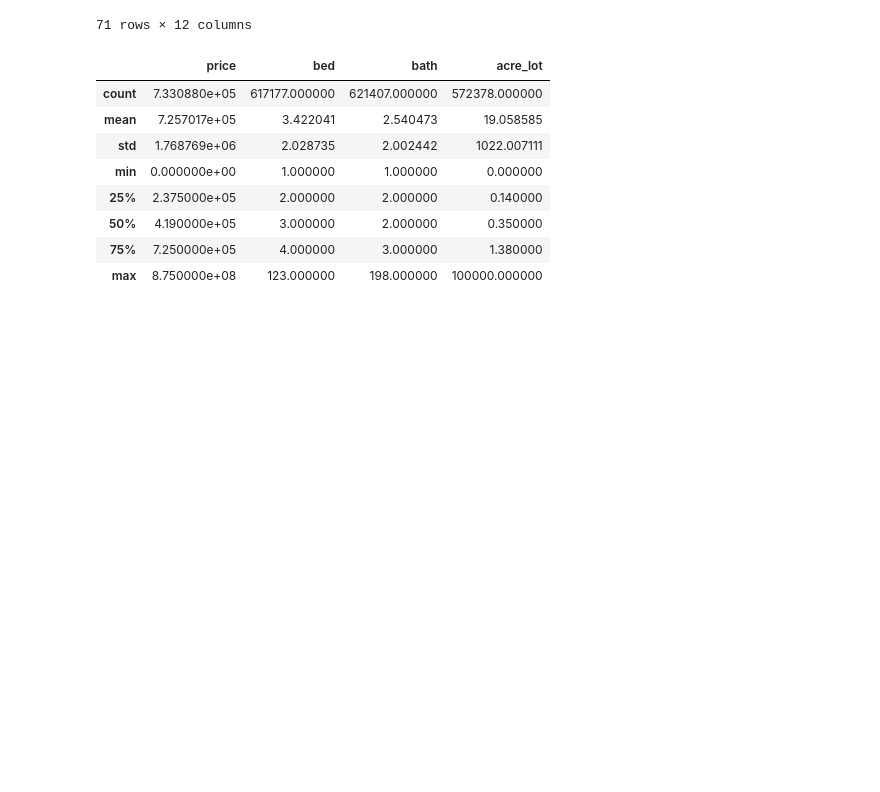
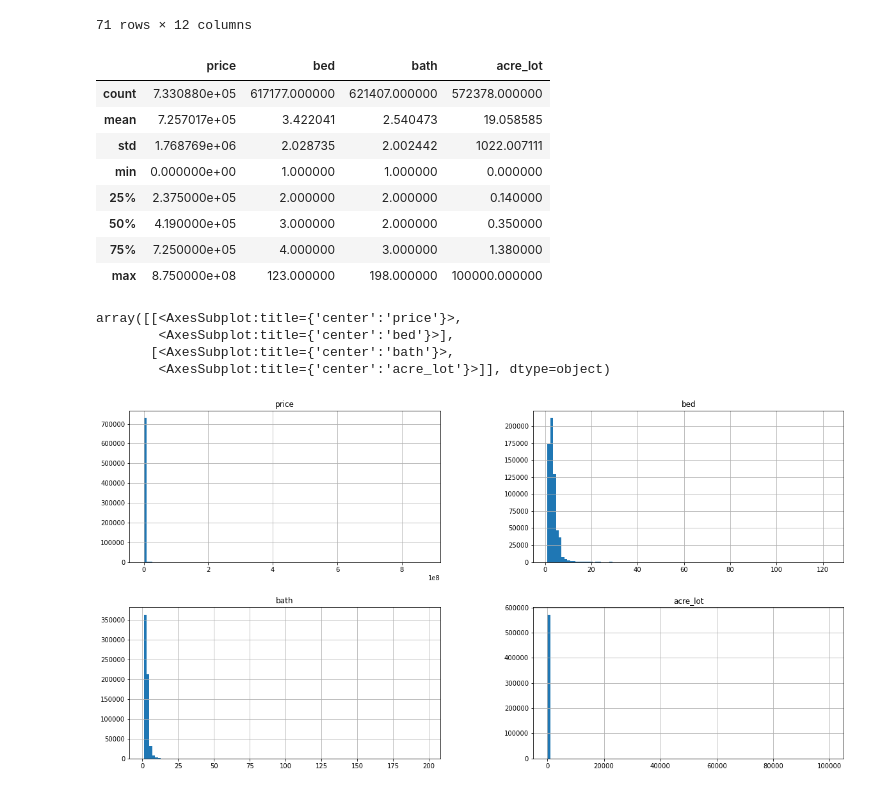
Before and after one commit to gajulaa/US-Real-Estate, a Jupyter notebook: EDA.ipynb, the cells around one changed output. Cells and saved outputs as stored; diff of their text form; code cells hidden in the pictures; blank space fills up the shorter version.

```diff
--- a/EDA.ipynb
+++ b/EDA.ipynb
@@ -169,3 +169,12 @@ RE_subset.describe()
 | 50% | 4.190000e+05 | 3.000000 | 2.000000 | 0.350000 |
 | 75% | 7.250000e+05 | 4.000000 | 3.000000 | 1.380000 |
 | max | 8.750000e+08 | 123.000000 | 198.000000 | 100000.000000 |
+# %%
+# looking at distribution of values within the columns
+RE_subset.hist(bins= 100, figsize=(20, 10))
+# %% [output]
+array([[<AxesSubplot:title={'center':'price'}>,
+        <AxesSubplot:title={'center':'bed'}>],
+       [<AxesSubplot:title={'center':'bath'}>,
+        <AxesSubplot:title={'center':'acre_lot'}>]], dtype=object)
+[figure, added]
```
Also changed, not shown: parts of 6 cells of this notebook.
